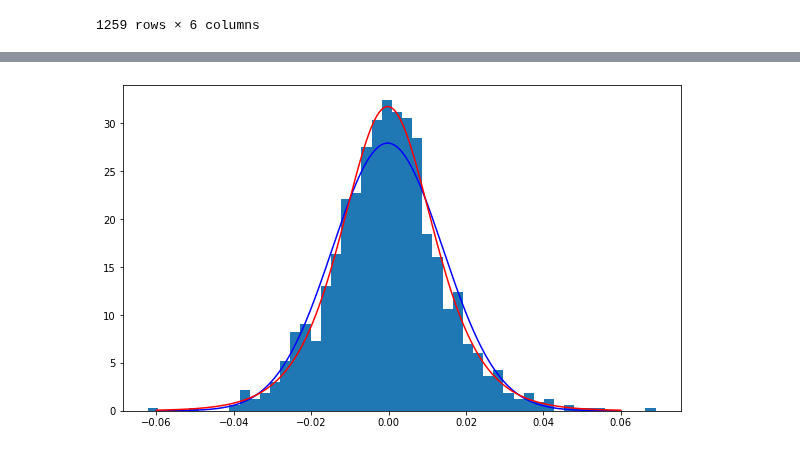
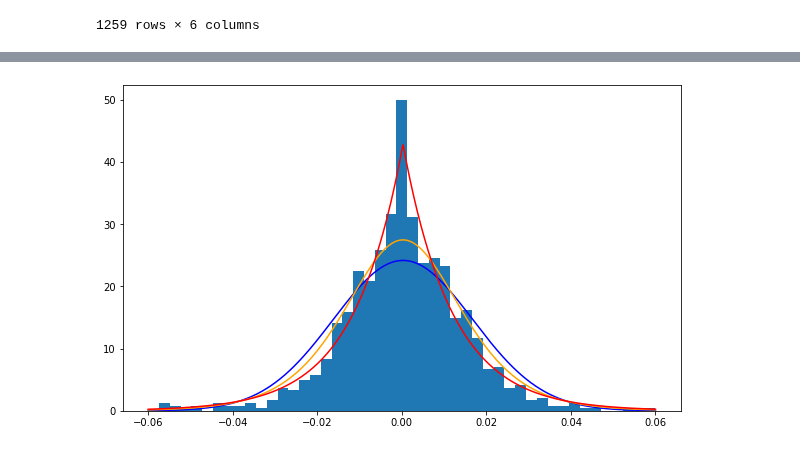
Before and after one commit to Szymex49/NVIDIA_risk_management, a Jupyter notebook: Malec_python.ipynb, the cells around one changed output, grey strips where cells are left out. Saved outputs shown, nothing was run; the diff lists cells and outputs as text; code cells hidden in the pictures.

```diff
--- a/Malec_python.ipynb
+++ b/Malec_python.ipynb
@@ -22,0 +61,3 @@ copper
+# %%
+aluminium = pd.read_csv('data/aluminium.csv')
+aluminium
@@ -23,2 +86,6 @@ copper
+# %%
+idx = aluminium.index[aluminium['Date'] == '07/01/2019'].tolist()[0]
+aluminium = aluminium.drop(aluminium.index[idx:1259])
+Y = np.array(aluminium.Open.values[::-1])
 # %%
 plt.figure(figsize=(10, 6))
@@ -38,9 +104,10 @@ plt.show()
 # %%
 plt.figure(figsize=(10, 6))
-plt.hist(X, bins=50, density=True)
+plt.hist(X, bins=47, density=True, range=(-0.06, 0.06))
 xs = np.linspace(-0.06, 0.06, 1000)
 plt.plot(xs, sp.norm.pdf(xs, np.mean(X), np.std(X)), c='blue')
-plt.plot(xs, sp.logistic.pdf(xs, np.mean(X), np.sqrt(3)/np.pi * np.std(X)), c='red')
+plt.plot(xs, sp.logistic.pdf(xs, np.mean(X), np.sqrt(3)/np.pi * np.std(X)), c='orange')
+plt.plot(xs, sp.laplace.pdf(xs, np.mean(X), 1/np.sqrt(2) * np.std(X)), c='red')
 plt.show()
 # %% [output]
-[figure, old version]
+[figure, new version]
```
Also changed, not shown: parts of 16 cells of this notebook.
